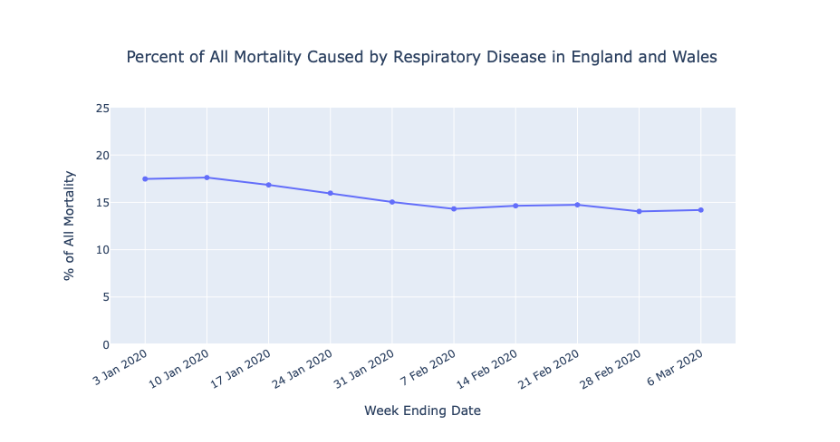
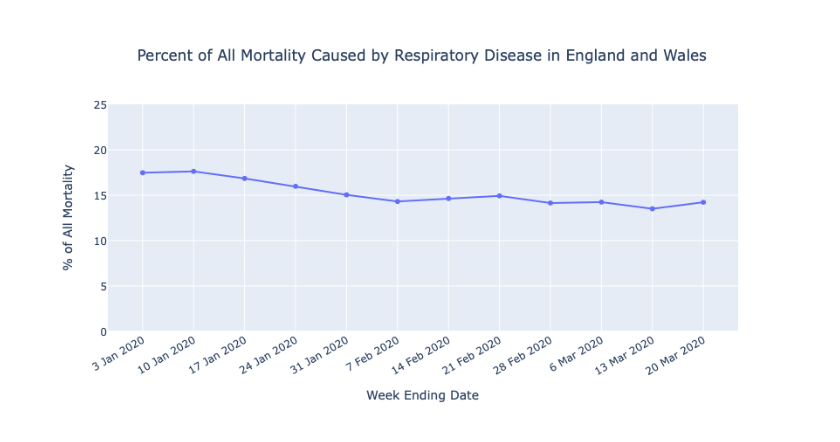
Before and after one commit to ebmdatalab/mortality_tracking-covid-notebook, a Jupyter notebook: notebooks/mortality_graphs.ipynb, the cells around one changed output. Drawn from its saved outputs; the diff is of its cells as text; code cells hidden in the pictures.

```diff
--- a/notebooks/mortality_graphs.ipynb
+++ b/notebooks/mortality_graphs.ipynb
@@ -4,10 +4,12 @@ from datetime import date
 import numpy as np
 # %%
 weeks = ['3 Jan 2020', '10 Jan 2020', '17 Jan 2020', '24 Jan 2020', '31 Jan 2020',
-         '7 Feb 2020', '14 Feb 2020', '21 Feb 2020', '28 Feb 2020', '6 Mar 2020']
-all_mortality = np.array([12254, 14058, 12990, 11856, 11612, 10986, 10944, 10841, 10816, 10895],
+         '7 Feb 2020', '14 Feb 2020', '21 Feb 2020', '28 Feb 2020', '6 Mar 2020', '13 Mar 2020',
+         '20 Mar 2020']
+all_mortality = np.array([12254, 14058, 12990, 11856, 11612, 10986, 10944, 10841, 10816,
+                          10895, 11019, 10645],
                          dtype=np.float)
-rep_deaths = np.array([2141, 2477, 2188, 1894, 1746, 1572, 1602, 1598, 1519, 1546], dtype=np.float)
+rep_deaths = np.array([2141, 2477, 2188, 1894, 1746, 1572, 1602, 1618, 1529, 1551, 1488, 1514], dtype=np.float)
 
 fig = go.Figure()
 
@@ -22,6 +24,6 @@ fig.update_layout(title={'text': 'Percent of All Mortality Caused by Respiratory
                   xaxis = dict(tickangle=-30))#,
                   #annotations=[dict(x='10 Jan 2020', y=14058, text='Peak All Cause Mortality', showarrow=True)])
 
-#fig.write_html("resp_mortality.html")
+fig.write_html("html/resp_mortality.html")
 fig.show()
 # %% [output]
@@ -29,3 +30,3 @@ fig.show()
-[figure, old version]
+[figure, new version]
 # %%
 weeks = ['3 Jan 2020', '10 Jan 2020', '17 Jan 2020', '24 Jan 2020', '31 Jan 2020',
```
Also changed, not shown: parts of 3 cells of this notebook, 4 other files.
